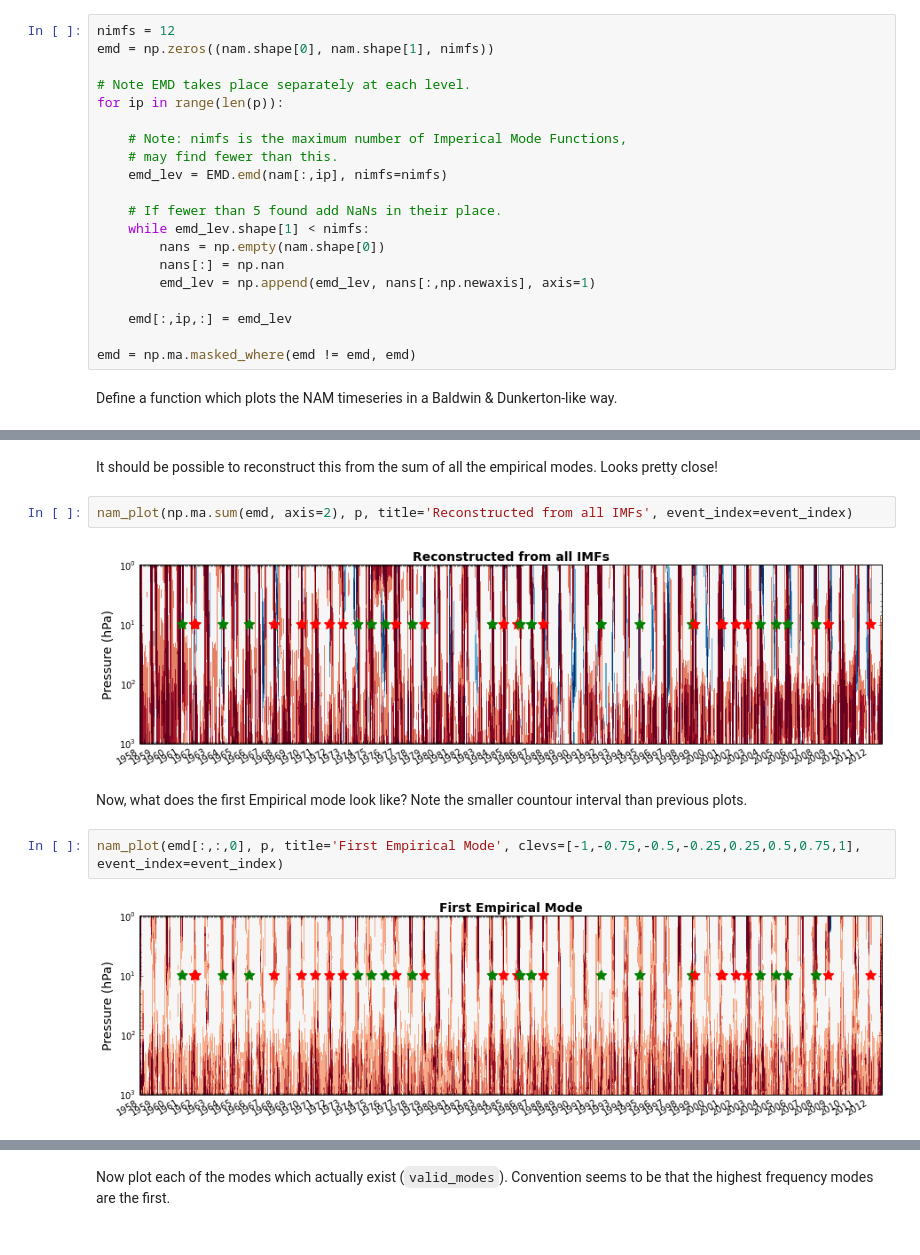
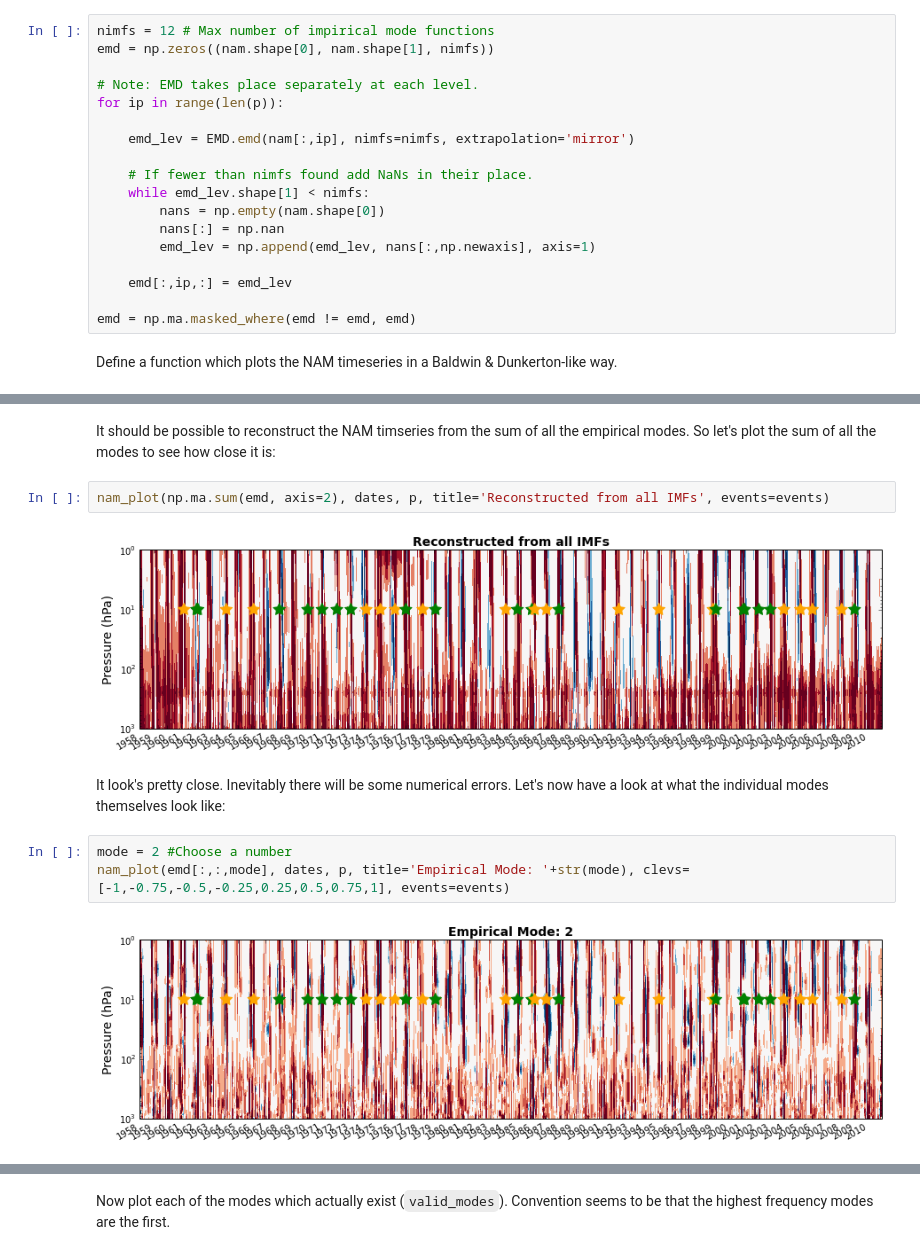
Before and after one commit to wseviour/notebooks, a Jupyter notebook: Empirical_Mode_Decomposition.ipynb, the cells around one changed output, grey strips where cells are left out. Saved outputs shown, nothing was run; the diff lists cells and outputs as text.

```diff
--- a/Empirical_Mode_Decomposition.ipynb
+++ b/Empirical_Mode_Decomposition.ipynb
@@ -67,17 +84,15 @@ print event_dates
 # %% [markdown]
 Now perform Empirical Mode decomposition on the nam at each pressure level.
 # %%
-nimfs = 12
+nimfs = 12 # Max number of impirical mode functions
 emd = np.zeros((nam.shape[0], nam.shape[1], nimfs))
 
-# Note EMD takes place separately at each level.
+# Note: EMD takes place separately at each level.
 for ip in range(len(p)):
 
-    # Note: nimfs is the maximum number of Imperical Mode Functions,
-    # may find fewer than this.
-    emd_lev = EMD.emd(nam[:,ip], nimfs=nimfs)
+    emd_lev = EMD.emd(nam[:,ip], nimfs=nimfs, extrapolation='mirror')
 
-    # If fewer than 5 found add NaNs in their place.
+    # If fewer than nimfs found add NaNs in their place.
     while emd_lev.shape[1] < nimfs:
         nans = np.empty(nam.shape[0])
         nans[:] = np.nan
@@ -129,13 +145,14 @@ nam_plot(nam,p,title='ERA-40 NAM timeseries', event_index=event_index)
 # %% [markdown]
-It should be possible to reconstruct this from the sum of all the empirical modes. Looks pretty close!
+It should be possible to reconstruct the NAM timseries from the sum of all the empirical modes. So let's plot the sum of all the modes to see how close it is:
 # %%
-nam_plot(np.ma.sum(emd, axis=2), p, title='Reconstructed from all IMFs', event_index=event_index)
+nam_plot(np.ma.sum(emd, axis=2), dates, p, title='Reconstructed from all IMFs', events=events)
 # %% [output]
-[figure, old version]
+[figure, new version]
-# %% [markdown]
-Now, what does the first Empirical mode look like? Note the smaller countour interval than previous plots.
+# %% [markdown]
+It look's pretty close. Inevitably there will be some numerical errors. Let's now have a look at what the individual modes themselves look like:
 # %%
-nam_plot(emd[:,:,0], p, title='First Empirical Mode', clevs=[-1,-0.75,-0.5,-0.25,0.25,0.5,0.75,1], event_index=event_index)
+mode = 2 #Choose a number
+nam_plot(emd[:,:,mode], dates, p, title='Empirical Mode: '+str(mode), clevs=[-1,-0.75,-0.5,-0.25,0.25,0.5,0.75,1], events=events)
 # %% [output]
-[figure, old version]
+[figure, new version]
 # %% [markdown]
```
Also changed, not shown: parts of 27 cells of this notebook.
